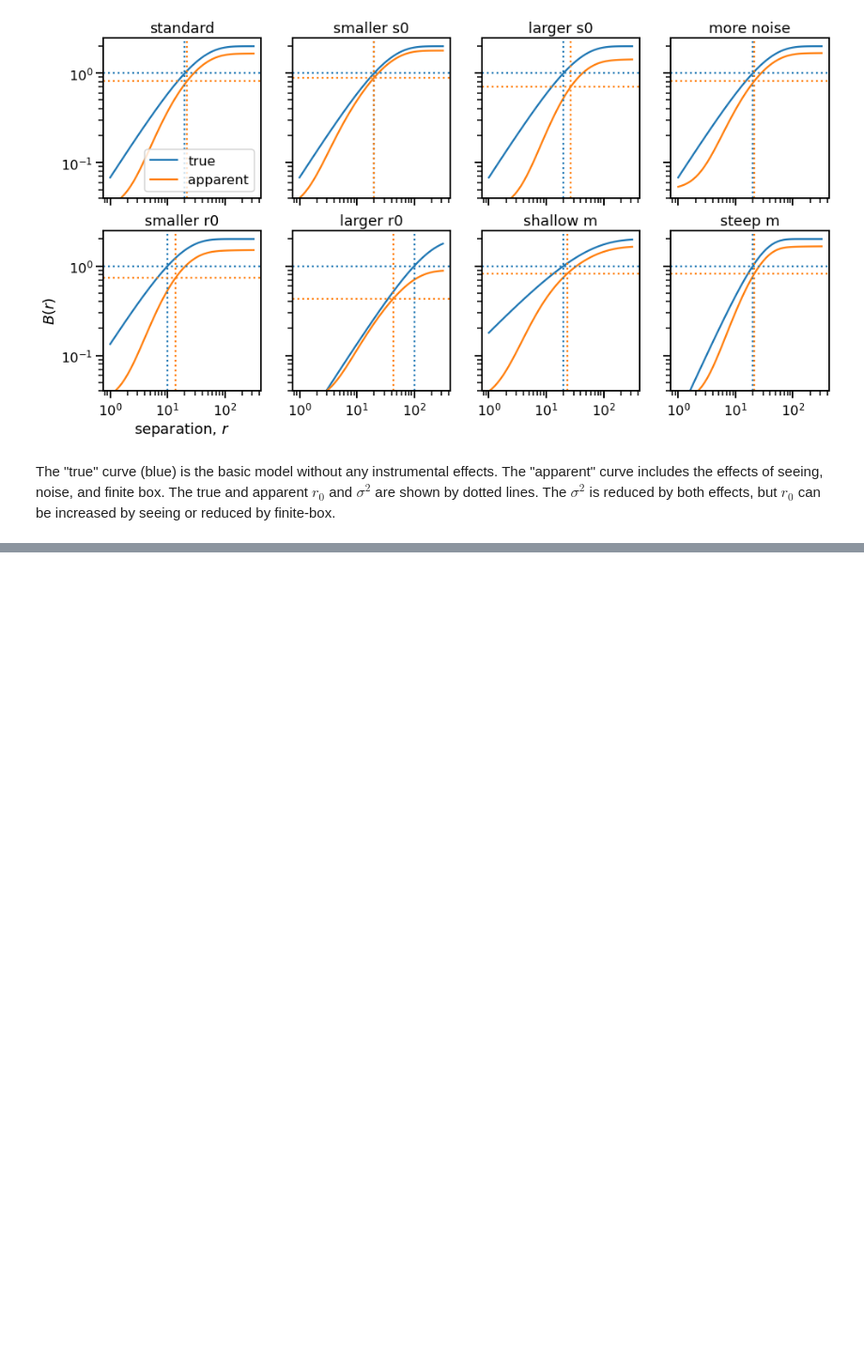
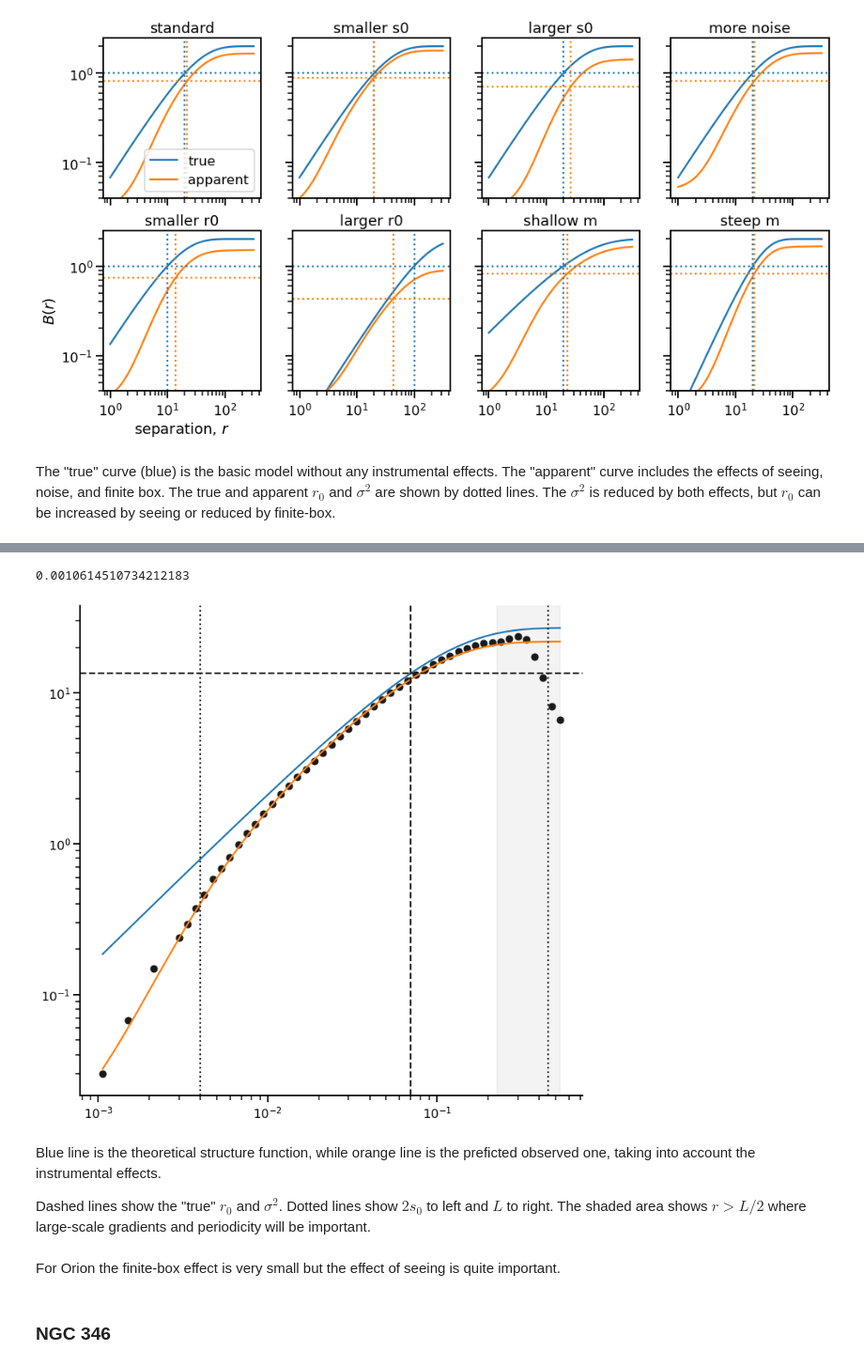
Before and after one commit to will-henney/mariano-velocity-statistics, a Jupyter notebook: new-model-strucfuncs.ipynb, the cells around one changed output, grey strips where cells are left out. Shown at 94% size. Drawn from its saved outputs; the diff is of its cells as text; code cells hidden in the pictures; blank space fills up the shorter version.

Commit message:
Fit the new models to example structure functions

```diff
--- a/new-model-strucfuncs.ipynb
+++ b/new-model-strucfuncs.ipynb
@@ -131,0 +142,11 @@ The "true" curve (blue) is the basic model without any instrumental effects.  Th
+# %%
+def values2arrays(d):
+    for k in d.keys():
+        if type(d[k]) == list:
+            d[k] = np.array(d[k])
+    return d
+# %%
+with open("orion-strucfunc-ha.json") as f:
+    sf = values2arrays(json.load(f))
+# %%
+mask = sf["N pairs"] > 0
@@ -131,0 +155,63 @@ The "true" curve (blue) is the basic model without any instrumental effects.  Th
+# %%
+Distance_pc = 410
+pix_scale_arcsec = 0.534
+pc_per_arcsec = (Distance_pc * (u.au / u.pc)).cgs.value
+pix_scale_pc = pc_per_arcsec * pix_scale_arcsec
+pix_scale_pc
+# %% [output]
+0.0010614510734212183
+# %%
+fig, ax = plt.subplots(figsize=(12, 12))
+
+
+r = 10**sf["log10 r"][mask]
+r *= pix_scale_pc
+B = sf["Unweighted B(r)"][mask]
+
+# Observed strucfunc
+ax.plot(r, B, linestyle="none", marker="o", color="k")
+
+# Model parameters
+L = np.sqrt(356 * 512) * pix_scale_pc
+s0 = 1.0 * pc_per_arcsec
+r0 = 0.07
+m = 1.1
+sig2 = 13.5
+noise = 0.01
+
+# Model strucfunc
+rgrid = np.logspace(np.log10(r[0]), np.log10(r[-1]))
+
+true_b = ax.plot(
+    rgrid, bfunc00s(rgrid, r0, sig2, m),
+    label="true",
+)
+c_true = true_b[0].get_color()
+app_b = ax.plot(
+    rgrid,
+    bfunc04s(rgrid, r0, sig2, m, s0, noise, L),
+    label="apparent",
+)
+c_app = app_b[0].get_color()
+
+
+ax.axvline(L, color="k", linestyle="dotted")
+ax.axvline(2 * s0, color="k", linestyle="dotted")
+ax.axvline(r0, color="k", linestyle="dashed")
+ax.axhline(sig2, color="k", linestyle="dashed")
+ax.axvspan(L/2, r[-1], color="k", alpha=0.05, zorder=-1)
+ax.set(
+    xscale="log",
+    yscale="log",
+)
+sns.despine();
+# %% [output]
+[figure, added]
+# %% [markdown]
+Blue line is the theoretical structure function, while orange line is the preficted observed one, taking into account the instrumental effects.
+
+Dashed lines show the "true" $r_0$ and $\sigma^2$.  Dotted lines show $2 s_0$ to left and $L$ to right.  The shaded area shows $r > L/2$ where large-scale gradients and periodicity will be important.
+# %% [markdown]
+For Orion the finite-box effect is very small but the effect of seeing is quite important.
+# %% [markdown]
+### NGC 346
```
Also changed, not shown: parts of 30 cells of this notebook, 6 other files.
